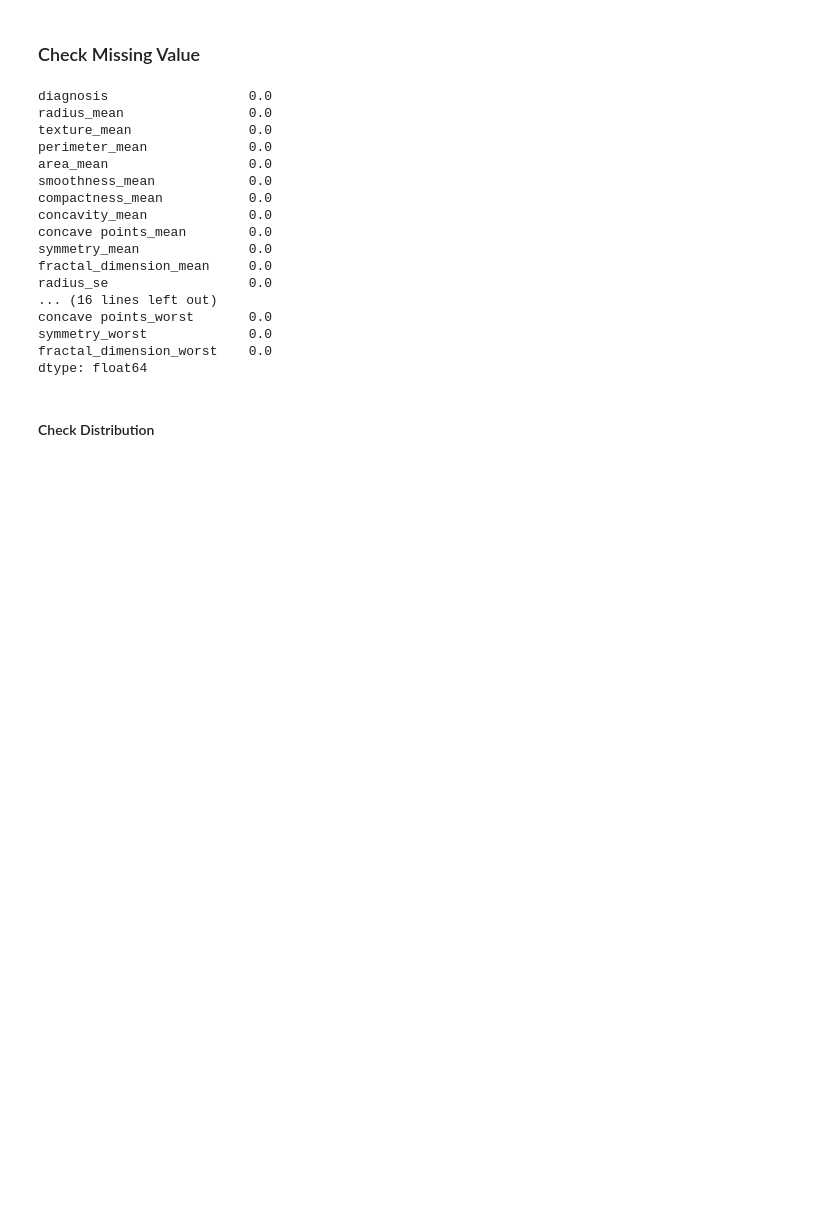
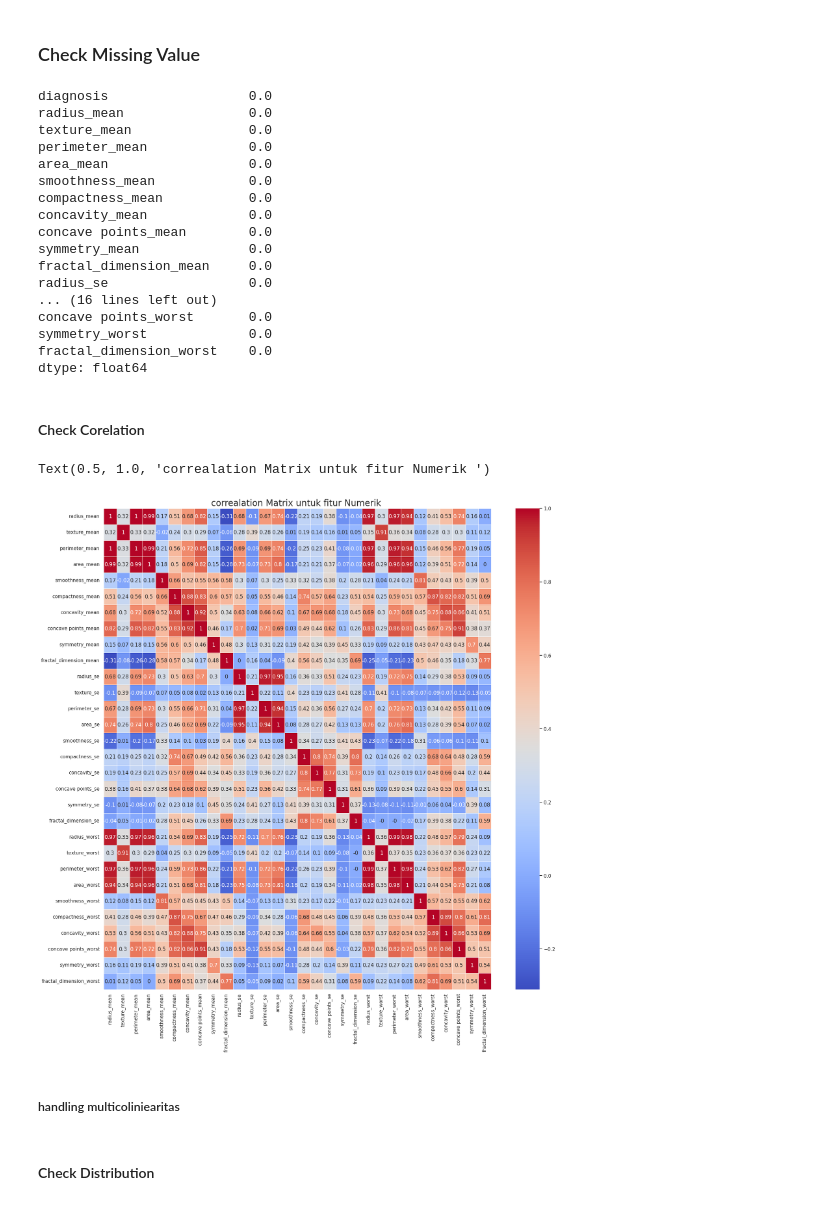
Before and after one commit to rizalarb/portfolio, a Jupyter notebook: M5_ml_cancer.ipynb, the cells around one changed output. Cells and saved outputs as stored; diff of their text form; code cells hidden in the pictures; blank space fills up the shorter version.

```diff
--- a/M5_ml_cancer.ipynb
+++ b/M5_ml_cancer.ipynb
@@ -113,3 +118,18 @@ concave points_worst       0.0
 symmetry_worst             0.0
 fractal_dimension_worst    0.0
 dtype: float64
+# %% [markdown]
+#### Check Corelation
+# %%
+# Mwelihat corelasi dengan heatmap
+plt.figure(figsize=(20,20))
+correlation_matrix = df.corr().round(2)
+
+# Untuk mengeprint nilai dalam kotak menggunakan parameter anot=True
+sns.heatmap(data=correlation_matrix, annot=True, cmap='coolwarm', linewidths=0.5,)
+plt.title("correalation Matrix untuk fitur Numerik ", size=20)
+# %% [output]
+Text(0.5, 1.0, 'correalation Matrix untuk fitur Numerik ')
+[figure, added]
+# %% [markdown]
+##### handling multicoliniearitas
```
Also changed, not shown: parts of 18 cells of this notebook.
